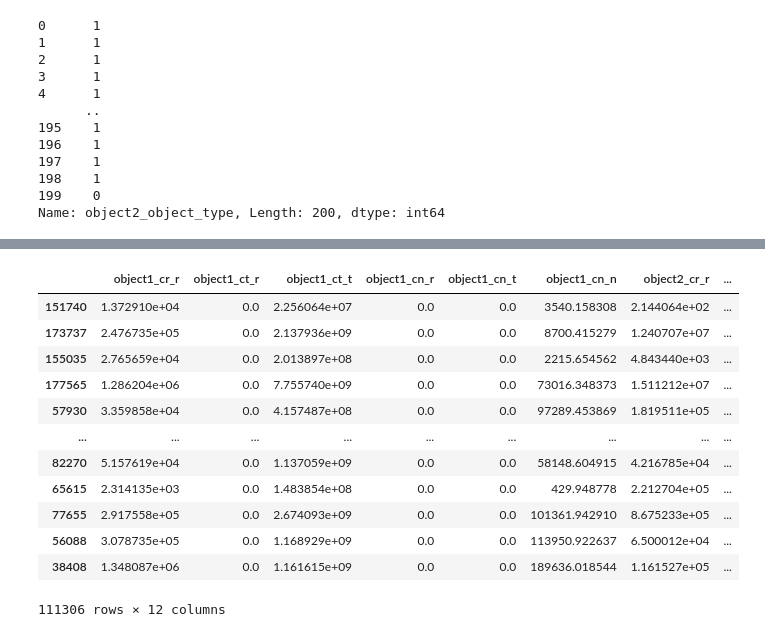
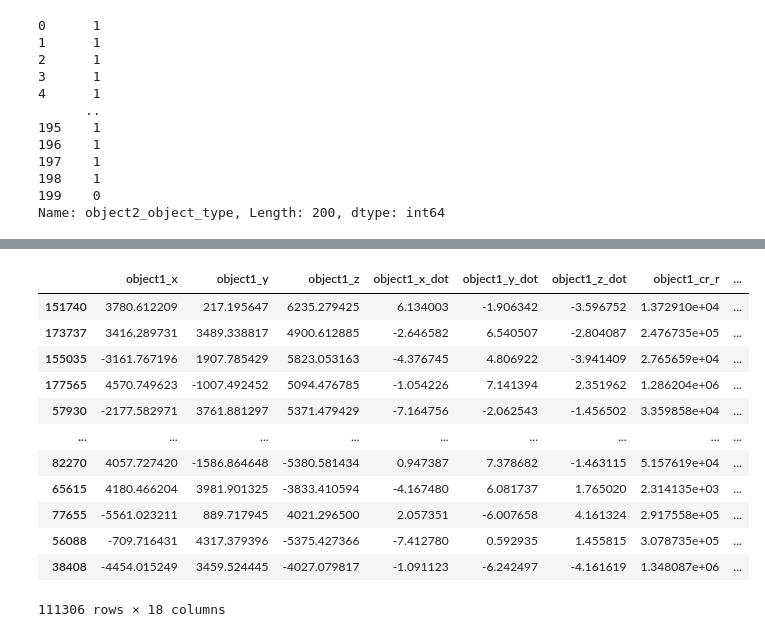
Before and after one commit to ayaemad10/Arduino_Robotics, a Jupyter notebook: model_conjuntion.ipynb, the cells around one changed output, grey strips where cells are left out. Cells and saved outputs as stored; diff of their text form; code cells hidden in the pictures.

```diff
--- a/model_conjuntion.ipynb
+++ b/model_conjuntion.ipynb
@@ -9,7 +9,7 @@ import pandas as pd
 import seaborn as sb
 import numpy as np
 # %%
-data = pd.read_csv("/content/2024_S1_cdm_ccsds.csv")
+data = pd.read_csv("/content/2024_S1_cdm_ccsds_AE.csv")
 df = pd.DataFrame(data)
 # df
 # df.head()
@@ -91,2 +91,9 @@ df.collision_probability
 185511 rows × 1 columns
 dtype: float64
+# %%
+from sklearn.preprocessing import LabelEncoder
+label_encoder = LabelEncoder()
+df["object1_object_type"] = label_encoder.fit_transform(df["object1_object_type"])
+df["object2_object_type"] = label_encoder.fit_transform(df["object2_object_type"])
+print(df["object1_object_type"].head(103))
+print(df["object2_object_type"].head(103))
@@ -259,24 +279,23 @@ df_copy.corrwith(df.collision_probability).plot.bar(figsize=(20,10),title="Corre
 # %%
-#Select next 30 features
-df_copy1 = X_train[['object1_cr_r', 'object1_ct_r', 'object1_ct_t',
-                     'object1_cn_r', 'object1_cn_t', 'object1_cn_n',
-                     'object2_cr_r', 'object2_ct_r', 'object2_ct_t',
-                     'object2_cn_r', 'object2_cn_t', 'object2_cn_n']]
+#Select next 16 features (object2 position, velocity, and covariance terms)
+df_copy1 = X_train[["object1_x","object1_y","object1_z","object1_x_dot","object1_y_dot","object1_z_dot","object1_cr_r","object1_ct_t","object1_cn_n","object2_x","object2_y","object2_z","object2_x_dot","object2_y_dot","object2_z_dot","object2_cr_r","object2_ct_t","object2_cn_n"
+]
+]
 df_copy1
 # %% [output]
-|  | object1_cr_r | object1_ct_r | object1_ct_t | object1_cn_r | object1_cn_t | object1_cn_n | object2_cr_r | ... |
-| 151740 | 1.372910e+04 | 0.0 | 2.256064e+07 | 0.0 | 0.0 | 3540.158308 | 2.144064e+02 | ... |
-| 173737 | 2.476735e+05 | 0.0 | 2.137936e+09 | 0.0 | 0.0 | 8700.415279 | 1.240707e+07 | ... |
-| 155035 | 2.765659e+04 | 0.0 | 2.013897e+08 | 0.0 | 0.0 | 2215.654562 | 4.843440e+03 | ... |
-| 177565 | 1.286204e+06 | 0.0 | 7.755740e+09 | 0.0 | 0.0 | 73016.348373 | 1.511212e+07 | ... |
-| 57930 | 3.359858e+04 | 0.0 | 4.157487e+08 | 0.0 | 0.0 | 97289.453869 | 1.819511e+05 | ... |
+|  | object1_x | object1_y | object1_z | object1_x_dot | object1_y_dot | object1_z_dot | object1_cr_r | ... |
+| 151740 | 3780.612209 | 217.195647 | 6235.279425 | 6.134003 | -1.906342 | -3.596752 | 1.372910e+04 | ... |
+| 173737 | 3416.289731 | 3489.338817 | 4900.612885 | -2.646582 | 6.540507 | -2.804087 | 2.476735e+05 | ... |
+| 155035 | -3161.767196 | 1907.785429 | 5823.053163 | -4.376745 | 4.806922 | -3.941409 | 2.765659e+04 | ... |
+| 177565 | 4570.749623 | -1007.492452 | 5094.476785 | -1.054226 | 7.141394 | 2.351962 | 1.286204e+06 | ... |
+| 57930 | -2177.582971 | 3761.881297 | 5371.479429 | -7.164756 | -2.062543 | -1.456502 | 3.359858e+04 | ... |
 | ... | ... | ... | ... | ... | ... | ... | ... | ... |
-| 82270 | 5.157619e+04 | 0.0 | 1.137059e+09 | 0.0 | 0.0 | 58148.604915 | 4.216785e+04 | ... |
-| 65615 | 2.314135e+03 | 0.0 | 1.483854e+08 | 0.0 | 0.0 | 429.948778 | 2.212704e+05 | ... |
-| 77655 | 2.917558e+05 | 0.0 | 2.674093e+09 | 0.0 | 0.0 | 101361.942910 | 8.675233e+05 | ... |
-| 56088 | 3.078735e+05 | 0.0 | 1.168929e+09 | 0.0 | 0.0 | 113950.922637 | 6.500012e+04 | ... |
-| 38408 | 1.348087e+06 | 0.0 | 1.161615e+09 | 0.0 | 0.0 | 189636.018544 | 1.161527e+05 | ... |
+| 82270 | 4057.727420 | -1586.864648 | -5380.581434 | 0.947387 | 7.378682 | -1.463115 | 5.157619e+04 | ... |
+| 65615 | 4180.466204 | 3981.901325 | -3833.410594 | -4.167480 | 6.081737 | 1.765020 | 2.314135e+03 | ... |
+| 77655 | -5561.023211 | 889.717945 | 4021.296500 | 2.057351 | -6.007658 | 4.161324 | 2.917558e+05 | ... |
+| 56088 | -709.716431 | 4317.379396 | -5375.427366 | -7.412780 | 0.592935 | 1.455815 | 3.078735e+05 | ... |
+| 38408 | -4454.015249 | 3459.524445 | -4027.079817 | -1.091123 | -6.242497 | -4.161619 | 1.348087e+06 | ... |
-111306 rows × 12 columns
+111306 rows × 18 columns
 # %%
 plt.figure(figsize=(22,12))
 sns.heatmap(df_copy1.corr(), annot =True)
```
Also changed, not shown: parts of 80 cells of this notebook.
